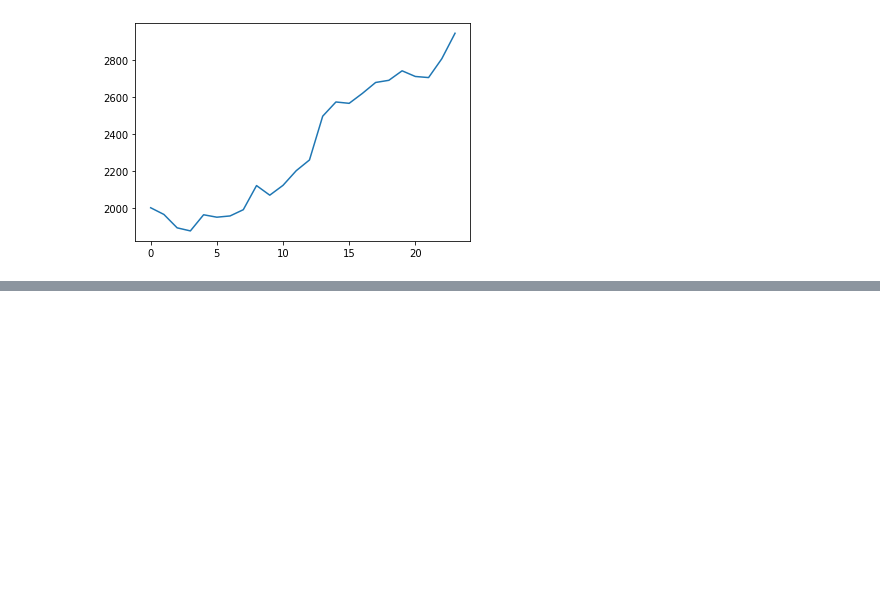
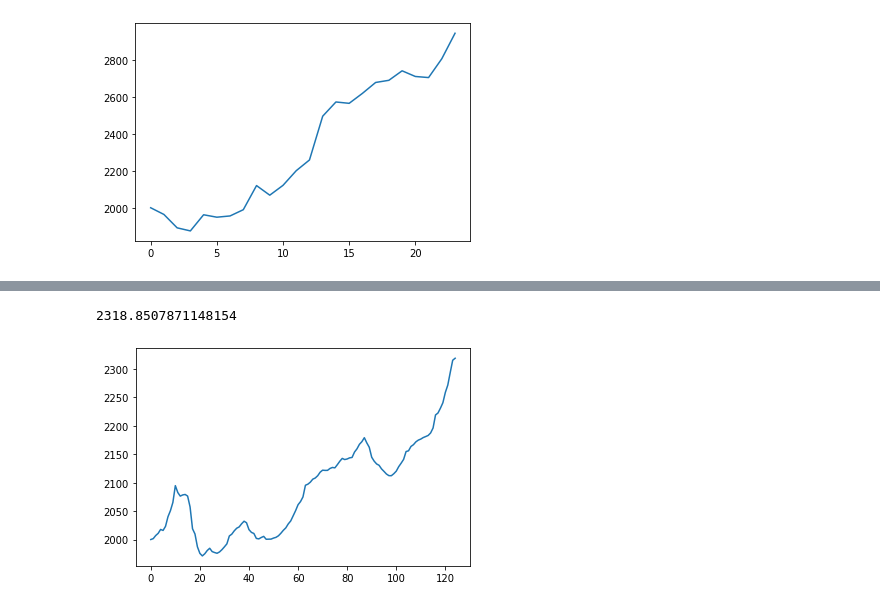
Before and after one commit to kevinkim101/financial_stock_data_modelling, a Jupyter notebook: project_name/notebooks/trading_strats.ipynb, the cells around one changed output, grey strips where cells are left out. Saved outputs shown, nothing was run; the diff lists cells and outputs as text; code cells hidden in the pictures; blank space fills up the shorter version.

```diff
--- a/project_name/notebooks/trading_strats.ipynb
+++ b/project_name/notebooks/trading_strats.ipynb
@@ -321,0 +356,32 @@ plt.show()
+# %%
+#plot an equity curve to see where we made and lost money
+equity = 2000
+equity_vals = [equity]
+running_holding_value = 0
+num_holdings = 0
+avg_price = 0
+
+
+for i in range(len(history)-1):
+    if history[i][1] == "buy":
+        running_holding_value += history[i][2] * history[i][0]
+        num_holdings += history[i][0]
+
+    else: #we are selling
+        avg_price = running_holding_value / num_holdings
+
+
+        num_holdings -= history[i][0]
+        running_holding_value -= avg_price * history[i][0]
+
+
+        equity += (history[i][2] - avg_price) * history[i][0]
+        equity_vals.append(equity)
+
+
+plt.plot(equity_vals)
+
+equity
+# %% [output]
+2318.8507871148154
+[figure, added]
```
Also changed, not shown: parts of 3 cells of this notebook.
